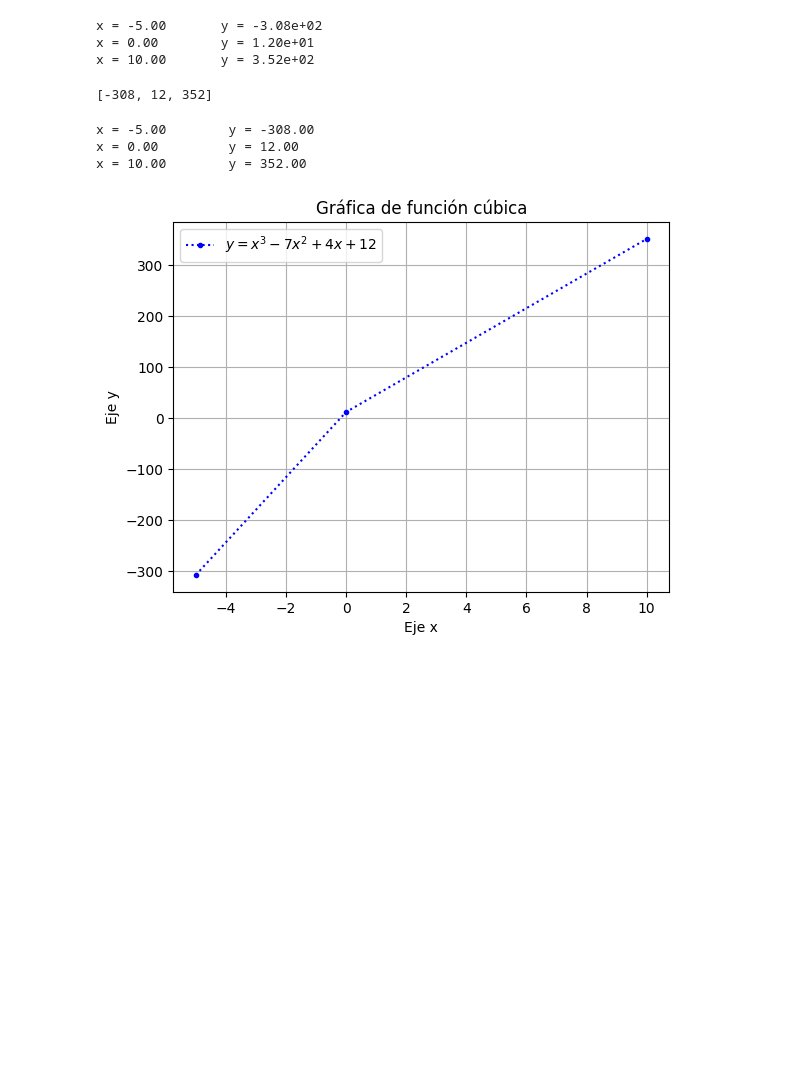
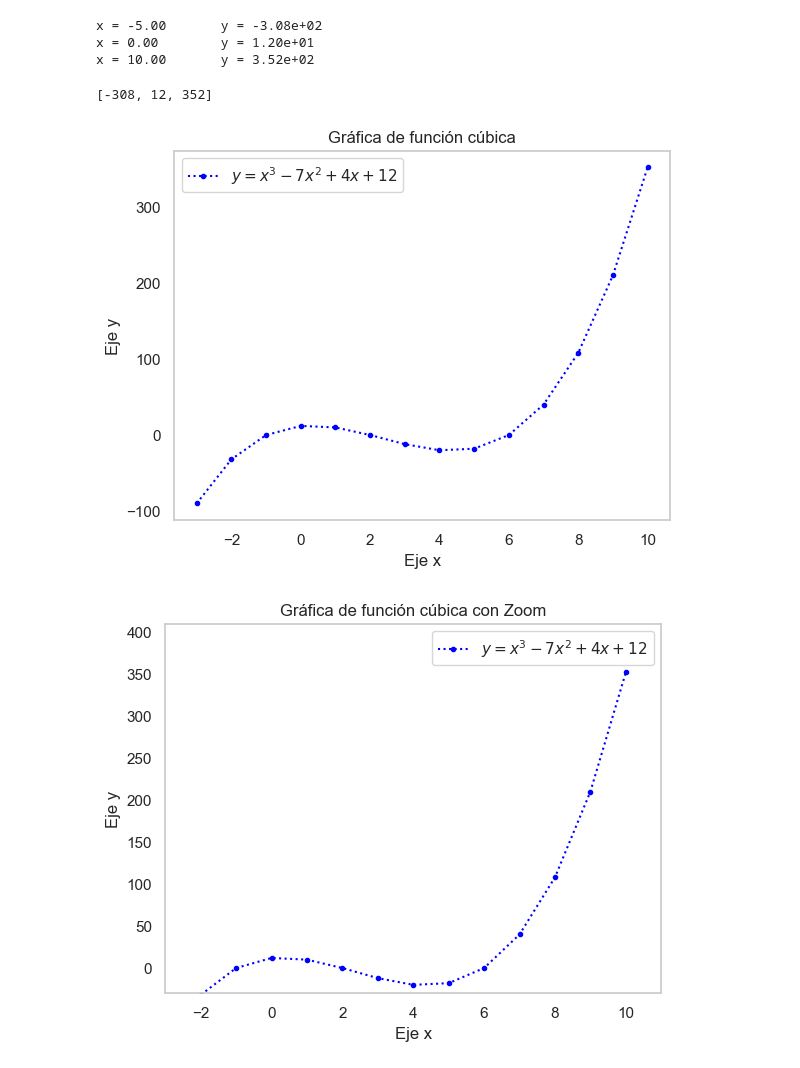
Before and after one commit to Erickezro/Taller1-MN, a Jupyter notebook: Taller1.ipynb, the cells around one changed output. Cells and saved outputs as stored; diff of their text form; code cells hidden in the pictures; blank space fills up the shorter version.

Commit message:
Zoom

```diff
--- a/Taller1.ipynb
+++ b/Taller1.ipynb
@@ -14,44 +15,44 @@ import numpy as np
 
 ## TAREA generar 100 datos del -10 al 10
 Xs, step = np.linspace(-10, 10, num=15, retstep=True)
-# %%
-Ys = []
-for x in Xs:
-    y = eqn(x)
-    # Xs.append(x)
-    Ys.append(y)
-    print(f"x = {x:.2f} \ty = {y:.2e}")
-Ys
-# %% [output]
-x = -5.00       y = -3.08e+02
-x = 0.00        y = 1.20e+01
-x = 10.00       y = 3.52e+02
-[-308, 12, 352]
-# %%
-# Generador de valores
-Ys = []
-
-for x in Xs:
-    y = eqn(x)
-    Ys.append(y)
-    print(f"x = {x:.2f} \t y = {y:.2f}")
-# %% [output]
-x = -5.00        y = -308.00
-x = 0.00         y = 12.00
-x = 10.00        y = 352.00
+# %%
+Ys = []
+for x in Xs:
+    y = eqn(x)
+    # Xs.append(x)
+    Ys.append(y)
+    print(f"x = {x:.2f} \ty = {y:.2e}")
+Ys
+# %% [output]
+x = -5.00       y = -3.08e+02
+x = 0.00        y = 1.20e+01
+x = 10.00       y = 3.52e+02
+[-308, 12, 352]
 # %%
 from matplotlib import pyplot as plt
 
 # import seaborn as sns ## alternativa chévere
 
 plt.plot(Xs, Ys, marker=".", color="blue", linestyle=":")
 plt.xlabel("Eje x")
 plt.ylabel("Eje y")
 plt.title("Gráfica de función cúbica")
 plt.grid()
 plt.legend(["$y=x^3-7x^2+4x+12$"])
 plt.show()
 
 ## TAREA hacer zoom
+# Rango de valores para hacer zoom
+plt.xlim([-3, 11])
+plt.ylim([-30, 410])
+
+plt.plot(Xs, Ys, marker=".", color="blue", linestyle=":")
+plt.xlabel("Eje x")
+plt.ylabel("Eje y")
+plt.title("Gráfica de función cúbica con Zoom")
+plt.grid()
+plt.legend(["$y=x^3-7x^2+4x+12$"])
+plt.show()
 # %% [output]
-[figure, old version]
+[figure, new version]
+[figure, added]
```
Also changed, not shown: parts of 3 cells of this notebook.
